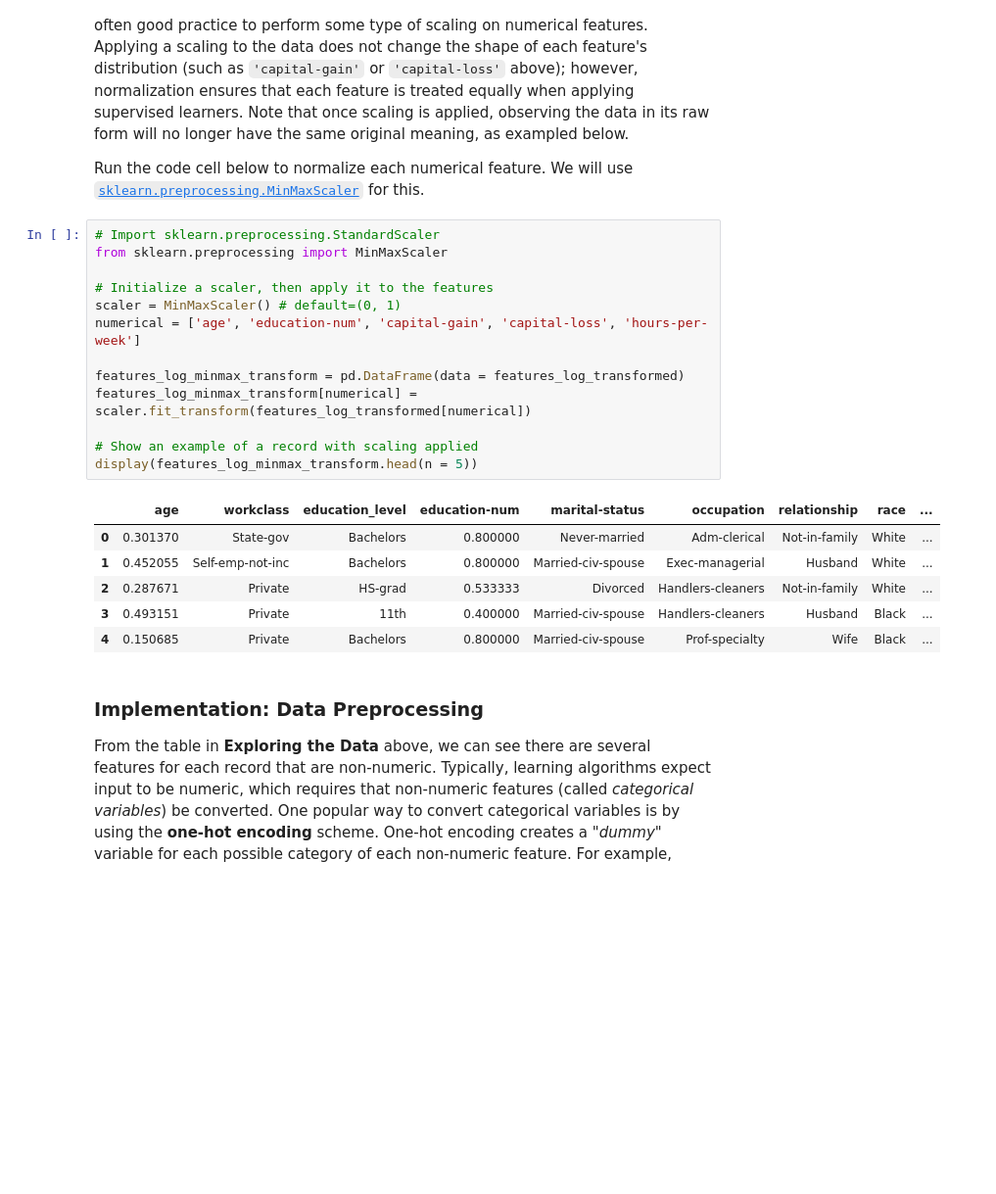
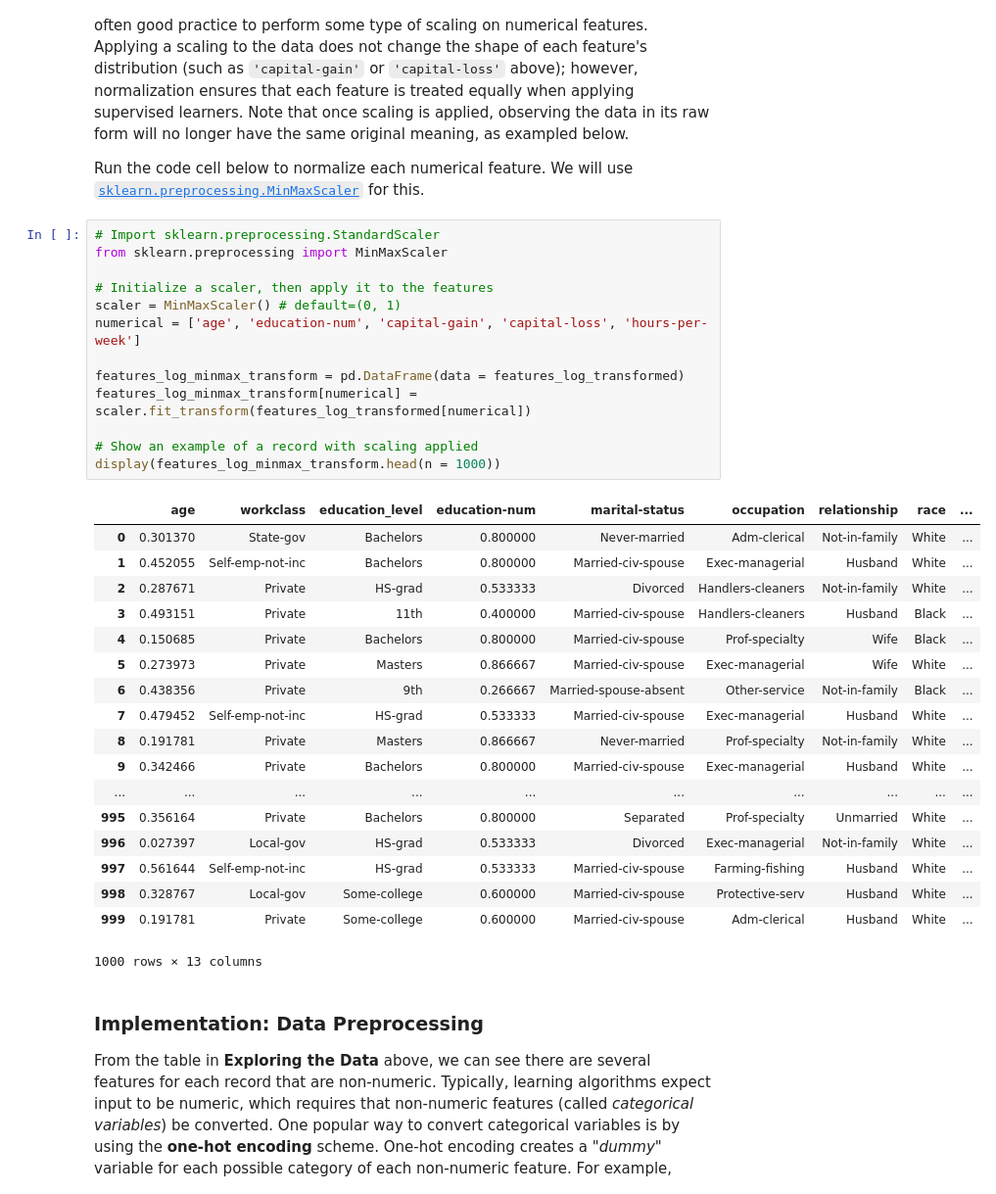
Before and after one commit to dan-lennox/finding_donors, a Jupyter notebook: finding_donors.ipynb, the cells around one changed output. Shown: that part at 98% size. Saved outputs shown, nothing was run; the diff lists cells and outputs as text; blank space fills up the shorter version.

```diff
--- a/finding_donors.ipynb
+++ b/finding_donors.ipynb
@@ -136,23 +138,35 @@ Run the code cell below to normalize each numerical feature. We will use [`sklea
 # %%
 # Import sklearn.preprocessing.StandardScaler
 from sklearn.preprocessing import MinMaxScaler
 
 # Initialize a scaler, then apply it to the features
 scaler = MinMaxScaler() # default=(0, 1)
 numerical = ['age', 'education-num', 'capital-gain', 'capital-loss', 'hours-per-week']
 
 features_log_minmax_transform = pd.DataFrame(data = features_log_transformed)
 features_log_minmax_transform[numerical] = scaler.fit_transform(features_log_transformed[numerical])
 
 # Show an example of a record with scaling applied
-display(features_log_minmax_transform.head(n = 5))
+display(features_log_minmax_transform.head(n = 1000))
 # %% [output]
 |  | age | workclass | education_level | education-num | marital-status | occupation | relationship | race | ... |
 | 0 | 0.301370 | State-gov | Bachelors | 0.800000 | Never-married | Adm-clerical | Not-in-family | White | ... |
 | 1 | 0.452055 | Self-emp-not-inc | Bachelors | 0.800000 | Married-civ-spouse | Exec-managerial | Husband | White | ... |
 | 2 | 0.287671 | Private | HS-grad | 0.533333 | Divorced | Handlers-cleaners | Not-in-family | White | ... |
 | 3 | 0.493151 | Private | 11th | 0.400000 | Married-civ-spouse | Handlers-cleaners | Husband | Black | ... |
 | 4 | 0.150685 | Private | Bachelors | 0.800000 | Married-civ-spouse | Prof-specialty | Wife | Black | ... |
+| 5 | 0.273973 | Private | Masters | 0.866667 | Married-civ-spouse | Exec-managerial | Wife | White | ... |
+| 6 | 0.438356 | Private | 9th | 0.266667 | Married-spouse-absent | Other-service | Not-in-family | Black | ... |
+| 7 | 0.479452 | Self-emp-not-inc | HS-grad | 0.533333 | Married-civ-spouse | Exec-managerial | Husband | White | ... |
+| 8 | 0.191781 | Private | Masters | 0.866667 | Never-married | Prof-specialty | Not-in-family | White | ... |
+| 9 | 0.342466 | Private | Bachelors | 0.800000 | Married-civ-spouse | Exec-managerial | Husband | White | ... |
+| ... | ... | ... | ... | ... | ... | ... | ... | ... | ... |
+| 995 | 0.356164 | Private | Bachelors | 0.800000 | Separated | Prof-specialty | Unmarried | White | ... |
+| 996 | 0.027397 | Local-gov | HS-grad | 0.533333 | Divorced | Exec-managerial | Not-in-family | White | ... |
+| 997 | 0.561644 | Self-emp-not-inc | HS-grad | 0.533333 | Married-civ-spouse | Farming-fishing | Husband | White | ... |
+| 998 | 0.328767 | Local-gov | Some-college | 0.600000 | Married-civ-spouse | Protective-serv | Husband | White | ... |
+| 999 | 0.191781 | Private | Some-college | 0.600000 | Married-civ-spouse | Adm-clerical | Husband | White | ... |
+1000 rows × 13 columns
 # %% [markdown]
 ### Implementation: Data Preprocessing
 
```
Also changed, not shown: parts of 3 cells of this notebook.
